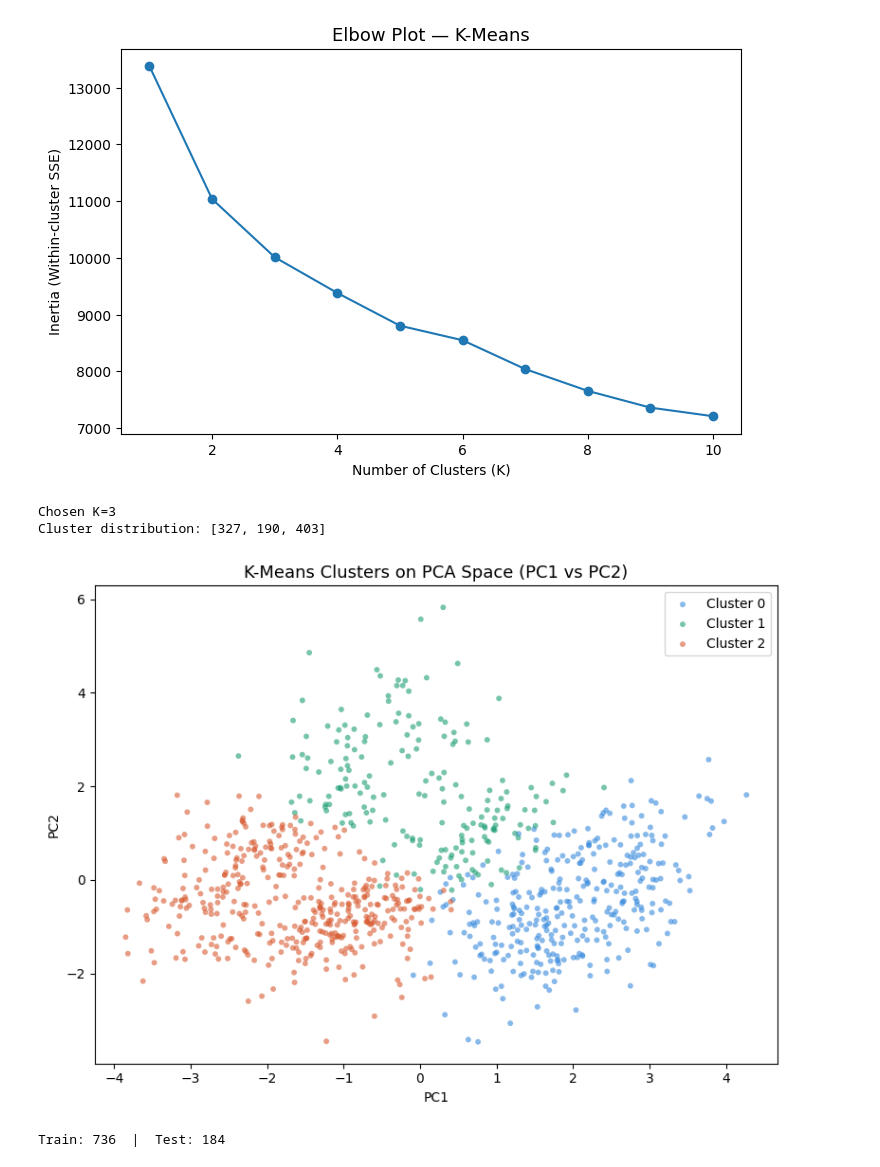
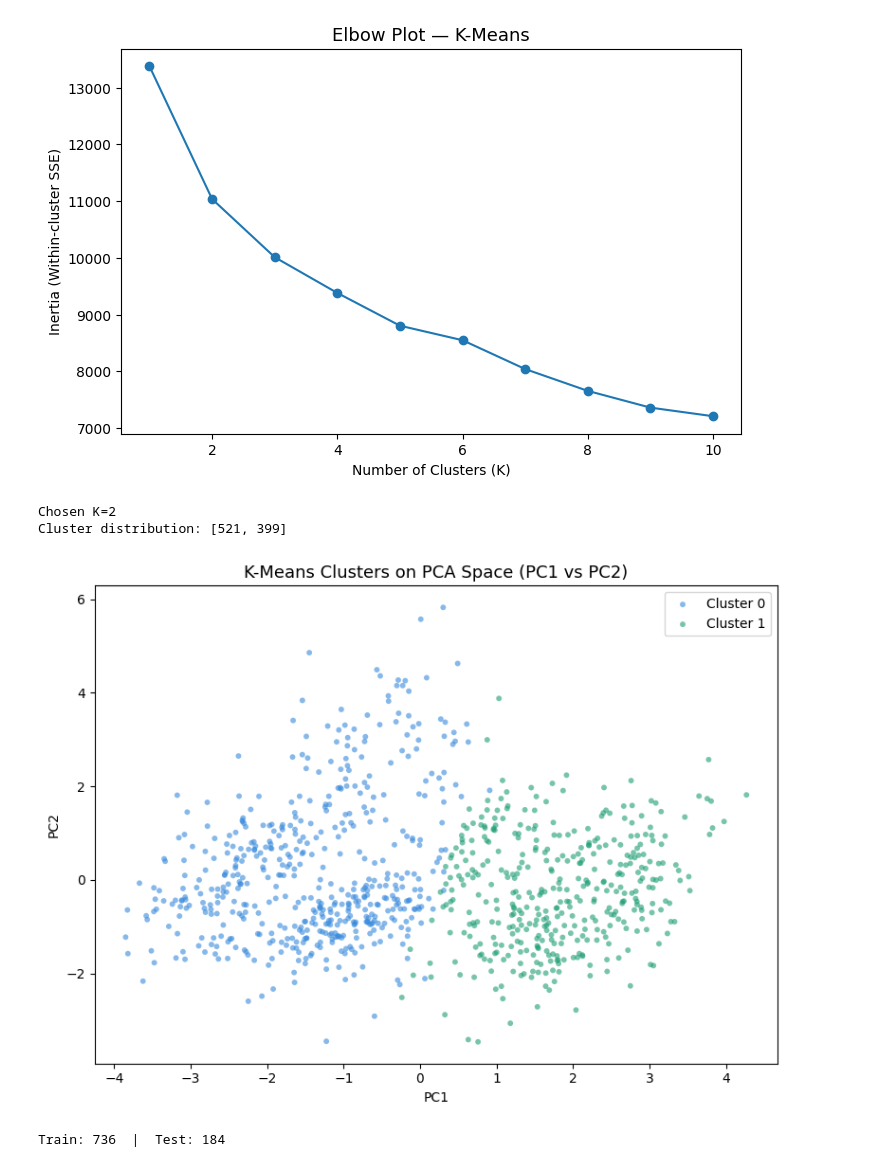
Before and after one commit to RadhikaKapoor383/Python-practise, a Jupyter notebook: AI Lab codes/final lab/AI_finalLab-radhika.ipynb, the cells around one changed output. Saved outputs shown, nothing was run; the diff lists cells and outputs as text; code cells hidden in the pictures.

Commit message:
cluster and feature images

```diff
--- a/AI Lab codes/final lab/AI_finalLab-radhika.ipynb
+++ b/AI Lab codes/final lab/AI_finalLab-radhika.ipynb
@@ -230,31 +230,31 @@ plt.show()
 # %% [output]
 [figure]
 # %%
-BEST_K = 3
+BEST_K = 2
 km_final = KMeans(n_clusters=BEST_K, random_state=42, n_init=10)
 cluster_labels = km_final.fit_predict(X_pca)
 print(f"\nChosen K={BEST_K}")
 print(f"Cluster distribution: {np.bincount(cluster_labels).tolist()}")
 
 # Scatter plot of clusters on PC1 vs PC2
 plt.figure(figsize=(8, 6))
 colors = ["#378ADD", "#1D9E75", "#D85A30"]
 for c in range(BEST_K):
     mask = cluster_labels == c
     plt.scatter(X_pca[mask, 0], X_pca[mask, 1],
                 c=colors[c], label=f"Cluster {c}",
                 alpha=0.6, s=18, edgecolors="none")
 plt.xlabel("PC1")
 plt.ylabel("PC2")
 plt.title("K-Means Clusters on PCA Space (PC1 vs PC2)", fontsize=13)
 plt.legend()
 plt.tight_layout()
 plt.savefig("cluster_scatter.png", dpi=150)
 plt.show()
 # %% [output]
-Chosen K=3
-Cluster distribution: [327, 190, 403]
+Chosen K=2
+Cluster distribution: [521, 399]
-[figure, old version]
+[figure, new version]
 # %%
 X_train, X_test, y_train, y_test = train_test_split(
     X_pca, cluster_labels,
```
Also changed, not shown: parts of 6 cells of this notebook, 2 other files.
